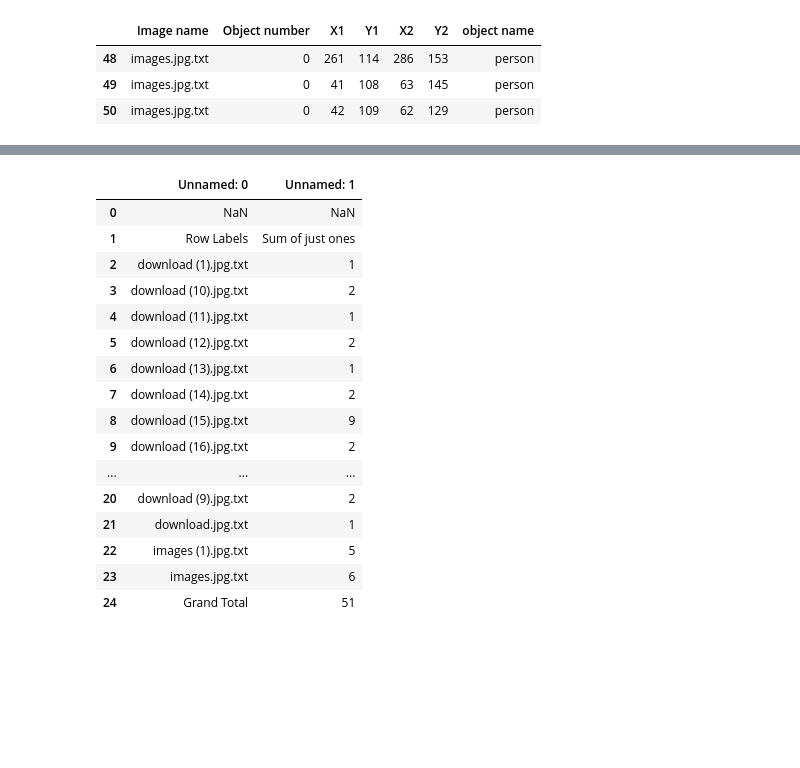
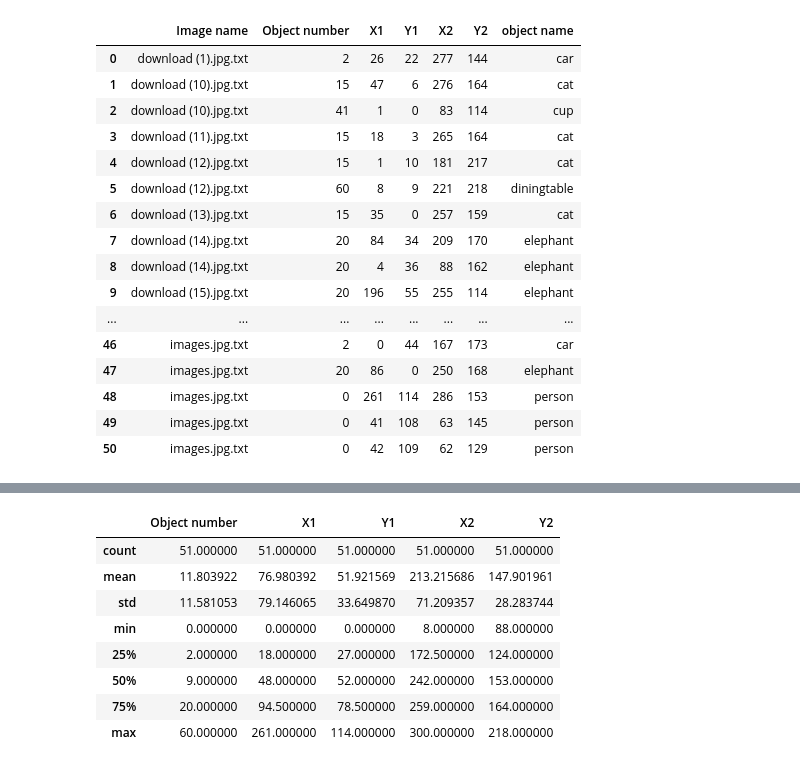
Before and after one commit to anindameister/pandas_jupyter, a Jupyter notebook: excelpython.ipynb, the cells around one changed output, grey strips where cells are left out. Cells and saved outputs as stored; diff of their text form; code cells hidden in the pictures; blank space fills up the shorter version.

```diff
--- a/excelpython.ipynb
+++ b/excelpython.ipynb
@@ -1,13 +1,27 @@
 # %%
 import pandas as pd
 
 variable1 = pd.read_csv('Book1.csv')
-variable1.tail(3) #just see the bottom 3 rows, call .head for top 3 rows
+#variable1.tail(3) #just see the bottom 3 rows, call .head for top 3 rows
 #variable1.head(3)
 
 #variable2=pd.read_excel("V2 Generation de reco d'objets dans image v2 (1).xlsx"), not working correctly
+variable1
 # %% [output]
 |  | Image name | Object number | X1 | Y1 | X2 | Y2 | object name |
+| 0 | download (1).jpg.txt | 2 | 26 | 22 | 277 | 144 | car |
+| 1 | download (10).jpg.txt | 15 | 47 | 6 | 276 | 164 | cat |
+| 2 | download (10).jpg.txt | 41 | 1 | 0 | 83 | 114 | cup |
+| 3 | download (11).jpg.txt | 15 | 18 | 3 | 265 | 164 | cat |
+| 4 | download (12).jpg.txt | 15 | 1 | 10 | 181 | 217 | cat |
+| 5 | download (12).jpg.txt | 60 | 8 | 9 | 221 | 218 | diningtable |
+| 6 | download (13).jpg.txt | 15 | 35 | 0 | 257 | 159 | cat |
+| 7 | download (14).jpg.txt | 20 | 84 | 34 | 209 | 170 | elephant |
+| 8 | download (14).jpg.txt | 20 | 4 | 36 | 88 | 162 | elephant |
+| 9 | download (15).jpg.txt | 20 | 196 | 55 | 255 | 114 | elephant |
+| ... | ... | ... | ... | ... | ... | ... | ... |
+| 46 | images.jpg.txt | 2 | 0 | 44 | 167 | 173 | car |
+| 47 | images.jpg.txt | 20 | 86 | 0 | 250 | 168 | elephant |
 | 48 | images.jpg.txt | 0 | 261 | 114 | 286 | 153 | person |
 | 49 | images.jpg.txt | 0 | 41 | 108 | 63 | 145 | person |
 | 50 | images.jpg.txt | 0 | 42 | 109 | 62 | 129 | person |
@@ -58,25 +72,15 @@ variable1['X1'] #case sensitive
 49     41
 50     42
 Name: X1, dtype: int64
-# %%
-
-variable2
-#V2 Generation de reco d'objets dans image v2 (1)
-# %% [output]
-|  | Unnamed: 0 | Unnamed: 1 |
-| 0 | NaN | NaN |
-| 1 | Row Labels | Sum of just ones |
-| 2 | download (1).jpg.txt | 1 |
-| 3 | download (10).jpg.txt | 2 |
-| 4 | download (11).jpg.txt | 1 |
-| 5 | download (12).jpg.txt | 2 |
-| 6 | download (13).jpg.txt | 1 |
-| 7 | download (14).jpg.txt | 2 |
-| 8 | download (15).jpg.txt | 9 |
-| 9 | download (16).jpg.txt | 2 |
-| ... | ... | ... |
-| 20 | download (9).jpg.txt | 2 |
-| 21 | download.jpg.txt | 1 |
-| 22 | images (1).jpg.txt | 5 |
-| 23 | images.jpg.txt | 6 |
-| 24 | Grand Total | 51 |
+# %%
+variable1.describe() # not useful
+# %% [output]
+|  | Object number | X1 | Y1 | X2 | Y2 |
+| count | 51.000000 | 51.000000 | 51.000000 | 51.000000 | 51.000000 |
+| mean | 11.803922 | 76.980392 | 51.921569 | 213.215686 | 147.901961 |
+| std | 11.581053 | 79.146065 | 33.649870 | 71.209357 | 28.283744 |
+| min | 0.000000 | 0.000000 | 0.000000 | 8.000000 | 88.000000 |
+| 25% | 2.000000 | 18.000000 | 27.000000 | 172.500000 | 124.000000 |
+| 50% | 9.000000 | 48.000000 | 52.000000 | 242.000000 | 153.000000 |
+| 75% | 20.000000 | 94.500000 | 78.500000 | 259.000000 | 164.000000 |
+| max | 60.000000 | 261.000000 | 114.000000 | 300.000000 | 218.000000 |
```
Also changed, not shown: parts of 3 cells of this notebook, 1 other file.
